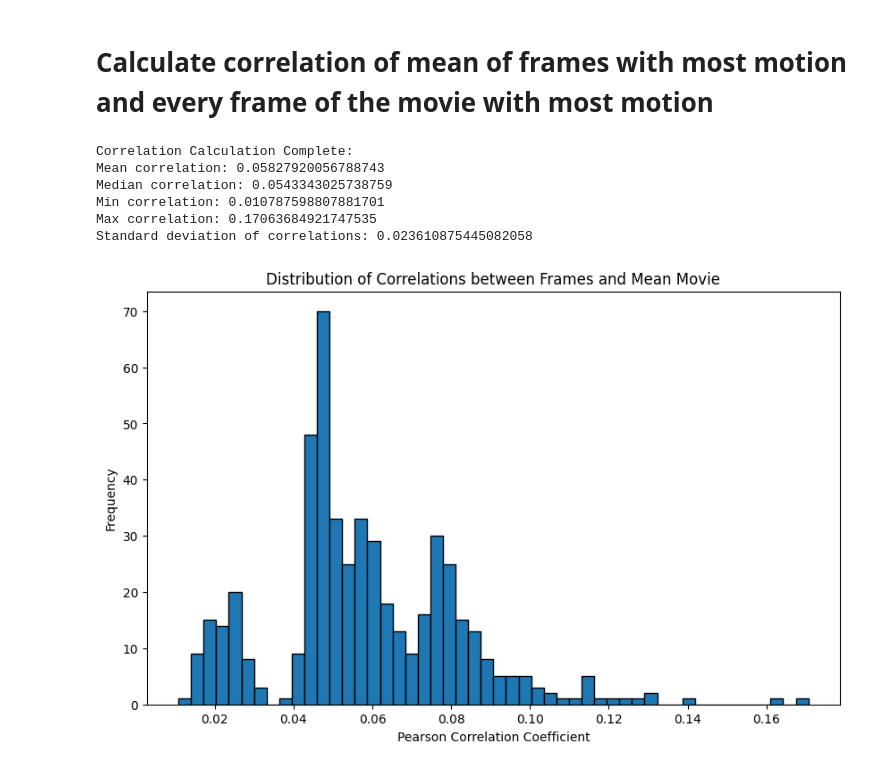
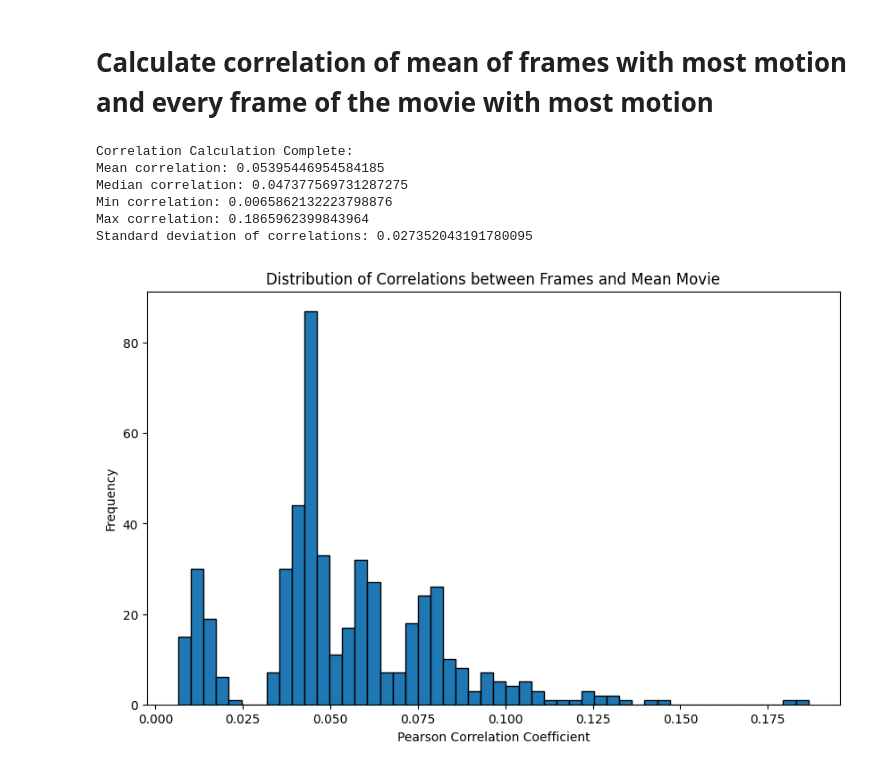
Before and after one commit to AllenNeuralDynamics/iGluSnFR-In-Vivo-MC-Evaluation, a Jupyter notebook: code/test.ipynb, the cells around one changed output. Drawn from its saved outputs; the diff is of its cells as text; code cells hidden in the pictures.

Commit message:
flipping logic for correlation calculation

```diff
--- a/code/test.ipynb
+++ b/code/test.ipynb
@@ -130,44 +130,45 @@ movie_top_motion_mean.shape
 from scipy.stats import pearsonr
 
 movie_most_motion = np.nan_to_num(movie_top_motion, nan=0.0)
-mean_movie = np.nan_to_num(movie_top_motion_mean, nan=0.0)
+movie_mean = np.nanmean(movie, axis=0)
+mean_movie = np.nan_to_num(movie_mean, nan=0.0)
 
 # Flatten the mean movie for correlation calculation
 mean_movie_flat = mean_movie.flatten()
 
 # Initialize an array to store correlations
 correlations = np.zeros(movie_most_motion.shape[0])
 
 # Calculate correlation for each frame
 for i in range(movie_most_motion.shape[0]):
     frame_flat = movie_most_motion[i].flatten()  # Flatten the current frame
     correlations[i], _ = pearsonr(frame_flat, mean_movie_flat)  # Pearson correlation
 
 # Output basic statistics of correlations
 print("Correlation Calculation Complete:")
 print("Mean correlation:", np.mean(correlations))
 print("Median correlation:", np.median(correlations))
 print("Min correlation:", np.min(correlations))
 print("Max correlation:", np.max(correlations))
 print("Standard deviation of correlations:", np.std(correlations))
 
 # Optional: Visualize correlation distribution
 import matplotlib.pyplot as plt
 
 plt.figure(figsize=(10, 6))
 plt.hist(correlations, bins=50, edgecolor='black')
 plt.title('Distribution of Correlations between Frames and Mean Movie')
 plt.xlabel('Pearson Correlation Coefficient')
 plt.ylabel('Frequency')
 plt.show()
 # %% [output]
 Correlation Calculation Complete:
-Mean correlation: 0.05827920056788743
-Median correlation: 0.0543343025738759
-Min correlation: 0.010787598807881701
-Max correlation: 0.17063684921747535
-Standard deviation of correlations: 0.023610875445082058
+Mean correlation: 0.05395446954584185
+Median correlation: 0.047377569731287275
+Min correlation: 0.0065862132223798876
+Max correlation: 0.1865962399843964
+Standard deviation of correlations: 0.027352043191780095
-[figure, old version]
+[figure, new version]
 # %%
 print('Mean of correlations:', np.mean(correlations))
 # %% [output]
```
Also changed, not shown: parts of 1 cell of this notebook.
